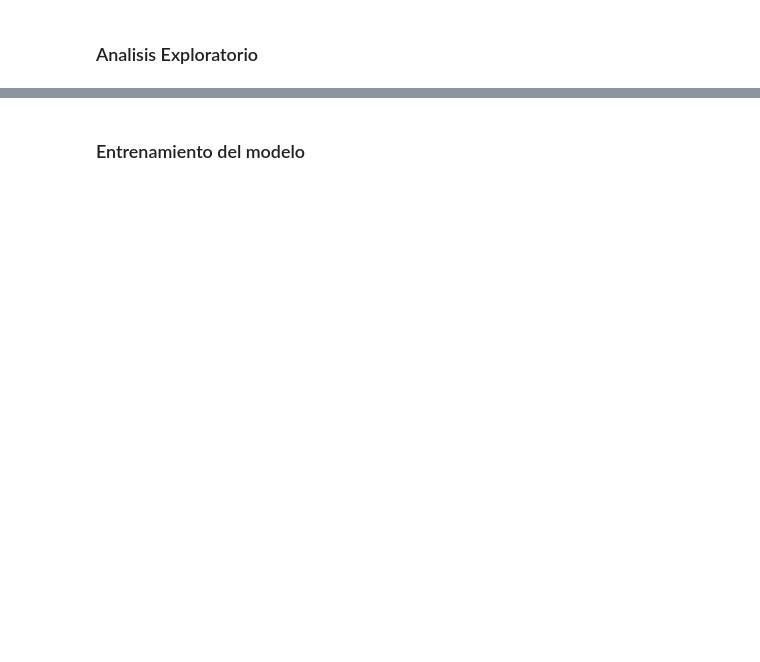
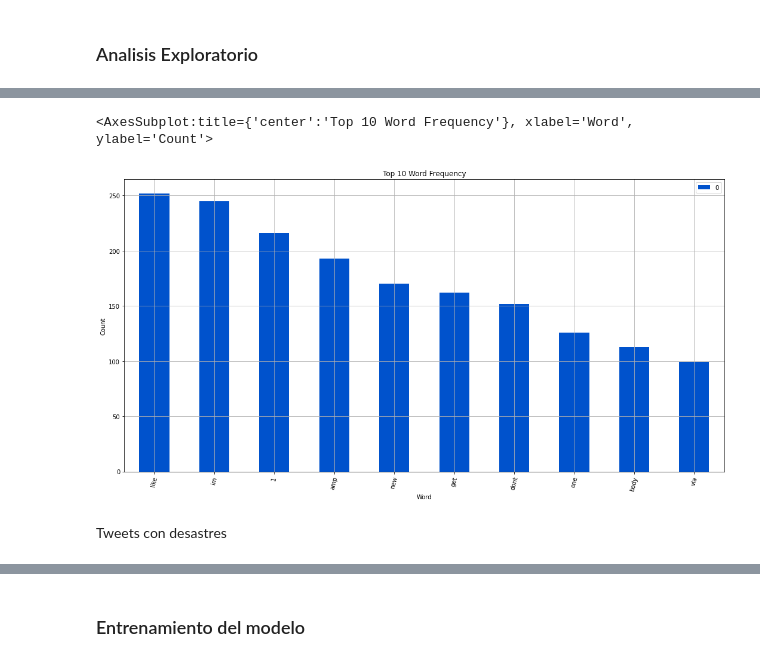
Before and after one commit to jlor31/DS1_LAB05, a Jupyter notebook: DS 1 LAB 05.ipynb, the cells around one changed output, grey strips where cells are left out. Saved outputs shown, nothing was run; the diff lists cells and outputs as text; code cells hidden in the pictures; blank space fills up the shorter version.

```diff
--- a/DS 1 LAB 05.ipynb
+++ b/DS 1 LAB 05.ipynb
@@ -158,0 +263,8 @@ Length: 8903, dtype: int64
+# %%
+# Grafica de barras
+Frecuencias_Df_no_desastres.plot.bar(figsize=(18,9),xlabel="Word",ylabel="Count",title="Top 10 Word Frequency",rot=75,color=["#0052CC"],grid=True)
+# %% [output]
+<AxesSubplot:title={'center':'Top 10 Word Frequency'}, xlabel='Word', ylabel='Count'>
+[figure, added]
+# %% [markdown]
+Tweets con desastres
```
Also changed, not shown: parts of 18 cells of this notebook, 3 other files.
